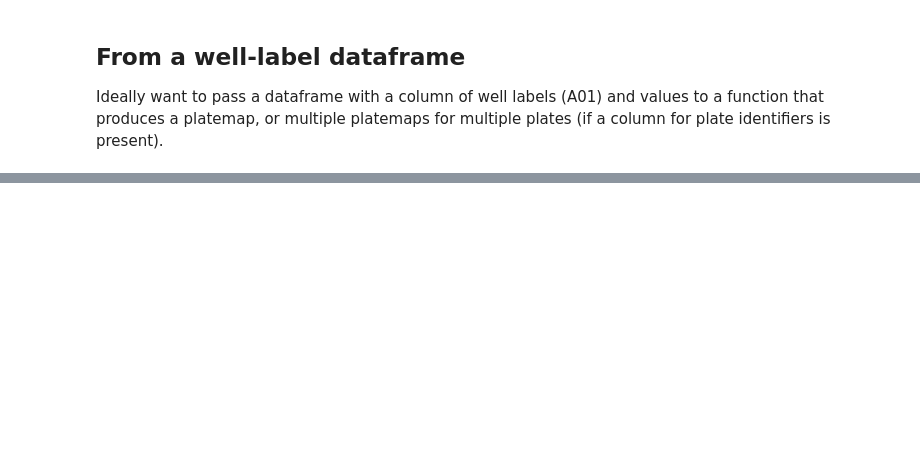
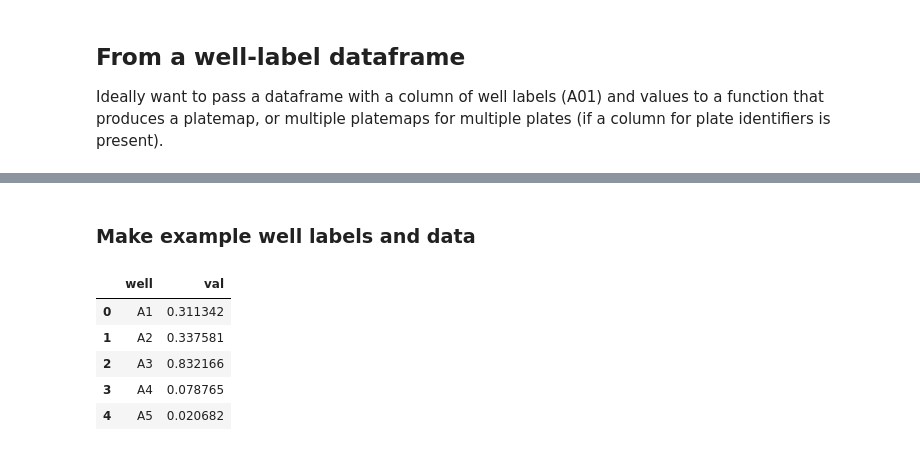
Before and after one commit to Swarchal/notebooks, a Jupyter notebook: mpl_platemap.ipynb, the cells around one changed output, grey strips where cells are left out. Saved outputs shown, nothing was run; the diff lists cells and outputs as text; code cells hidden in the pictures; blank space fills up the shorter version.

```diff
--- a/mpl_platemap.ipynb
+++ b/mpl_platemap.ipynb
@@ -89,0 +131,2 @@ Ideally want to pass a dataframe with a column of well labels (A01) and values t
+# %% [markdown]
+### Make example well labels and data
@@ -89,0 +136,10 @@ Ideally want to pass a dataframe with a column of well labels (A01) and values t
+# %%
+df = pd.DataFrame(list(zip(wells, vals)), columns=["well", "val"])
+df.head()
+# %% [output]
+|  | well | val |
+| 0 | A1 | 0.311342 |
+| 1 | A2 | 0.337581 |
+| 2 | A3 | 0.832166 |
+| 3 | A4 | 0.078765 |
+| 4 | A5 | 0.020682 |
```
Also changed, not shown: parts of 12 cells of this notebook.
